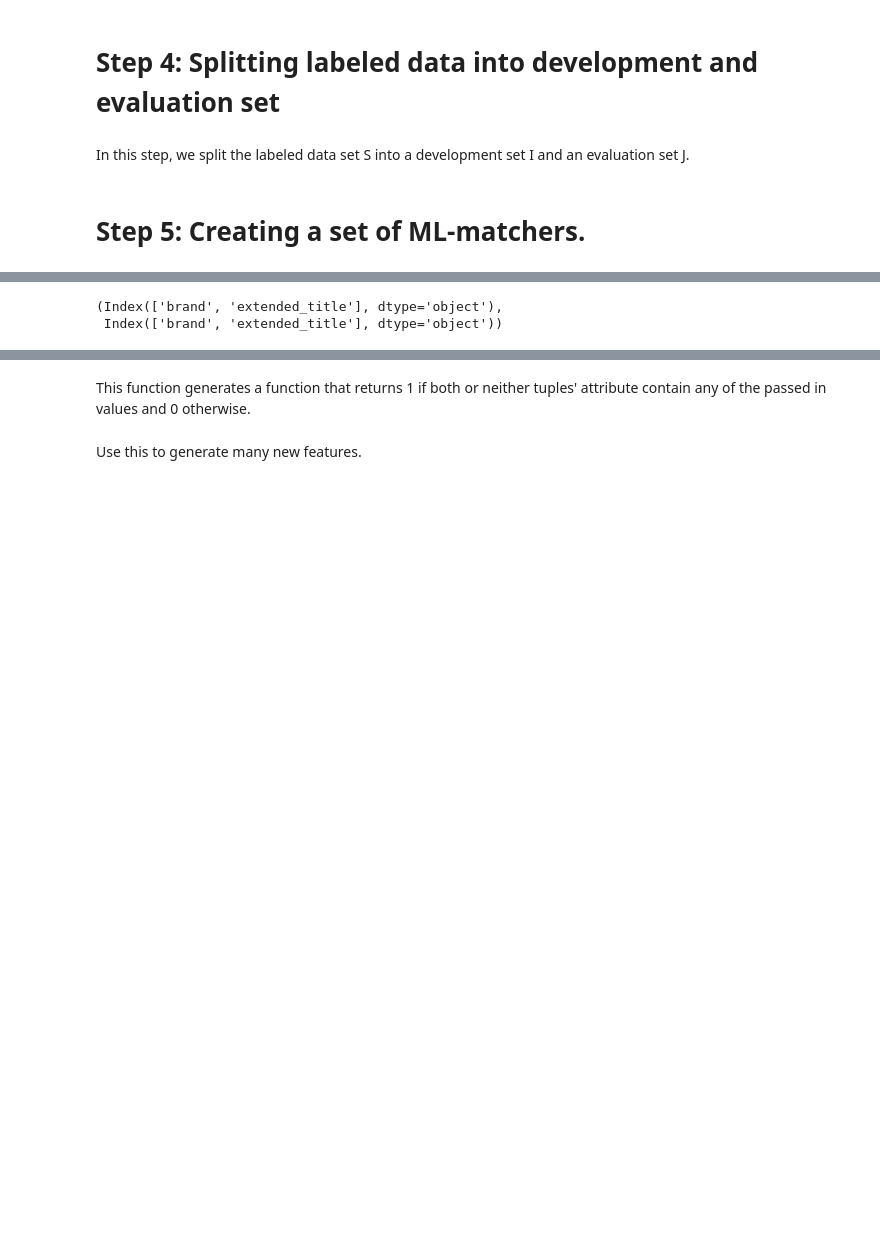
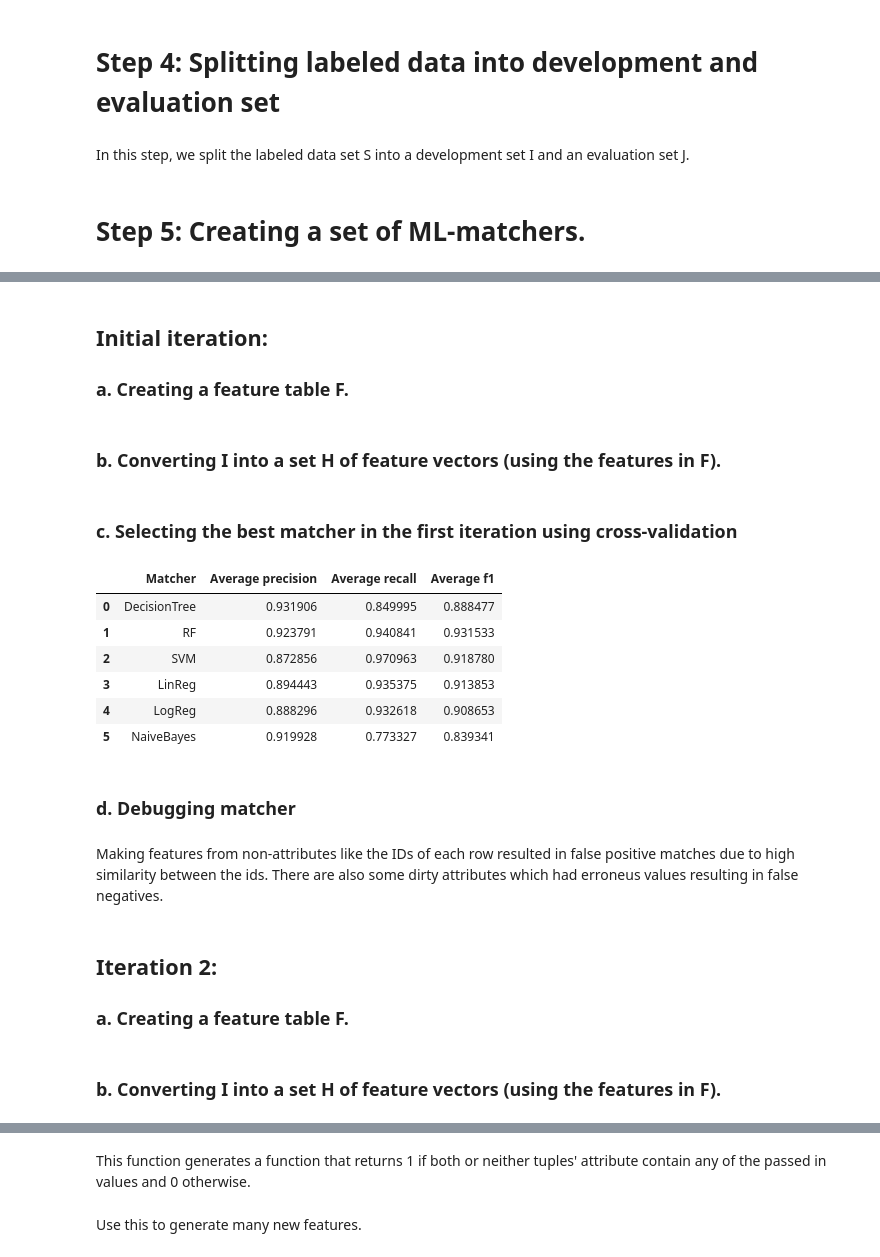
Before and after one commit to dliangsta/CS839-project, a Jupyter notebook: stage-3/em_notebook.ipynb, the cells around one changed output, grey strips where cells are left out. Cells and saved outputs as stored; diff of their text form; code cells hidden in the pictures; blank space fills up the shorter version.

Commit message:
done till Selecting the best matcher in the first iteration using cross-validation

```diff
--- a/stage-3/em_notebook.ipynb
+++ b/stage-3/em_notebook.ipynb
@@ -248,0 +255,44 @@ Next, we need to create a set of features for the development set. *py_entitymat
+# %% [markdown]
+## Initial iteration:
+### a. Creating a feature table F.
+# %%
+match_t = em.get_tokenizers_for_matching([2,3,5])
+match_s = em.get_sim_funs_for_matching()
+atypes1 = em.get_attr_types(A)
+atypes2 = em.get_attr_types(B)
+match_c = em.get_attr_corres(A, B)
+feature_table = em.get_features(A, B, atypes1, atypes2, match_c, match_t, match_s)
+# %% [markdown]
+### b. Converting I into a set H of feature vectors (using the features in F).
+# %%
+# Convert the I into a set of feature vectors using F
+H = em.extract_feature_vecs(I,
+                            feature_table=feature_table,
+                            attrs_after='match',
+                            show_progress=False)
+#Filling in the missing values if any in H.
+H.fillna(0, inplace=True)
+# %% [markdown]
+### c. Selecting the best matcher in the first iteration using cross-validation
+# %%
+# Select the best ML matcher using CV
+result = em.select_matcher(
+        matchers=[dt, rf, svm, ln, lg, nb],
+        table=H,
+        exclude_attrs=['_id', 'ltable_id', 'rtable_id', 'match'],
+        k=5,
+        target_attr='match',
+        metric_to_select_matcher='precision',
+        random_state=0)
+# result
+result['cv_stats']
+# %% [output]
+|  | Matcher | Average precision | Average recall | Average f1 |
+| 0 | DecisionTree | 0.931906 | 0.849995 | 0.888477 |
+| 1 | RF | 0.923791 | 0.940841 | 0.931533 |
+| 2 | SVM | 0.872856 | 0.970963 | 0.918780 |
+| 3 | LinReg | 0.894443 | 0.935375 | 0.913853 |
+| 4 | LogReg | 0.888296 | 0.932618 | 0.908653 |
+| 5 | NaiveBayes | 0.919928 | 0.773327 | 0.839341 |
+# %% [markdown]
+### d. Debugging matcher
@@ -249,9 +309,18 @@ Next, we need to create a set of features for the development set. *py_entitymat
+# %% [markdown]
+Making features from non-attributes like the IDs of each row resulted in false positive matches due to high similarity between the ids. There are also some dirty attributes which had erroneus values resulting in false negatives.
+# %% [markdown]
+## Iteration 2:
+### a. Creating a feature table F.
 # %%
-# Remove bad features from auto-feature-generation
+# Remove bad features from auto-feature-generation and trying different tokenizers for matching
 AA = A.drop(['id','product_title','model','operating_system'],axis=1)
 BB = B.drop(['id','product_title','model','operating_system'],axis=1)
 
-AA.keys(), BB.keys()
+match_t = em.get_tokenizers_for_matching([3,5,10])
+match_s = em.get_sim_funs_for_matching()
+atypes1 = em.get_attr_types(AA)
+atypes2 = em.get_attr_types(BB)
+match_c = em.get_attr_corres(AA, BB)
+feature_table = em.get_features(AA, BB, atypes1, atypes2, match_c, match_t, match_s)
-# %% [output]
-(Index(['brand', 'extended_title'], dtype='object'),
- Index(['brand', 'extended_title'], dtype='object'))
+# %% [markdown]
+### b. Converting I into a set H of feature vectors (using the features in F).
```
Also changed, not shown: parts of 36 cells of this notebook.
